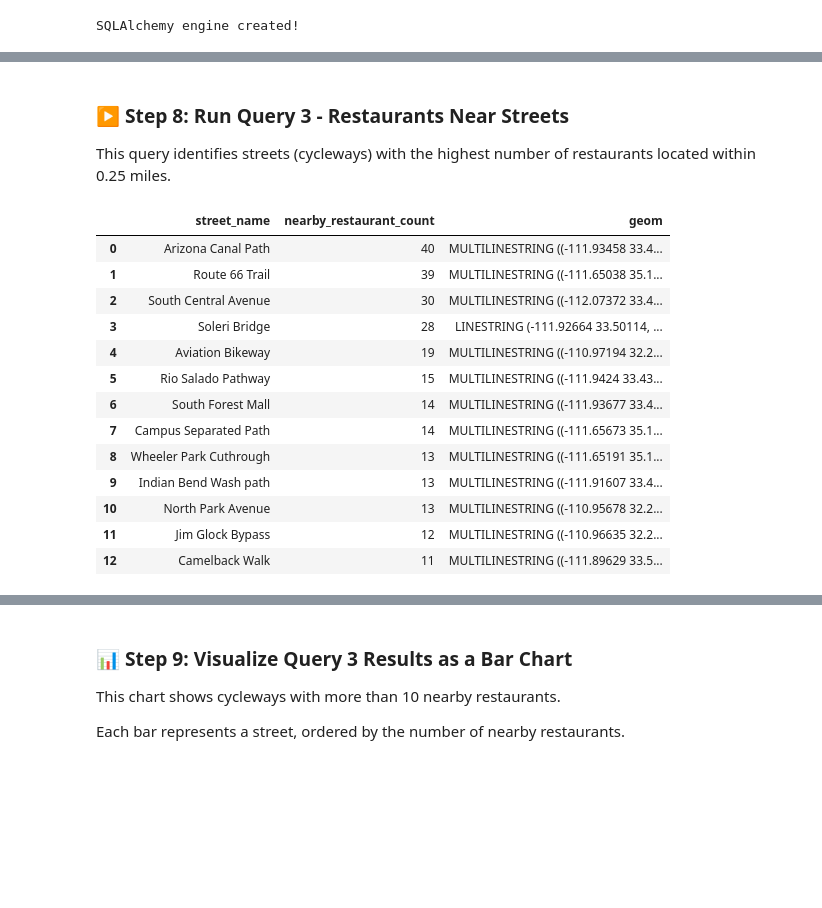
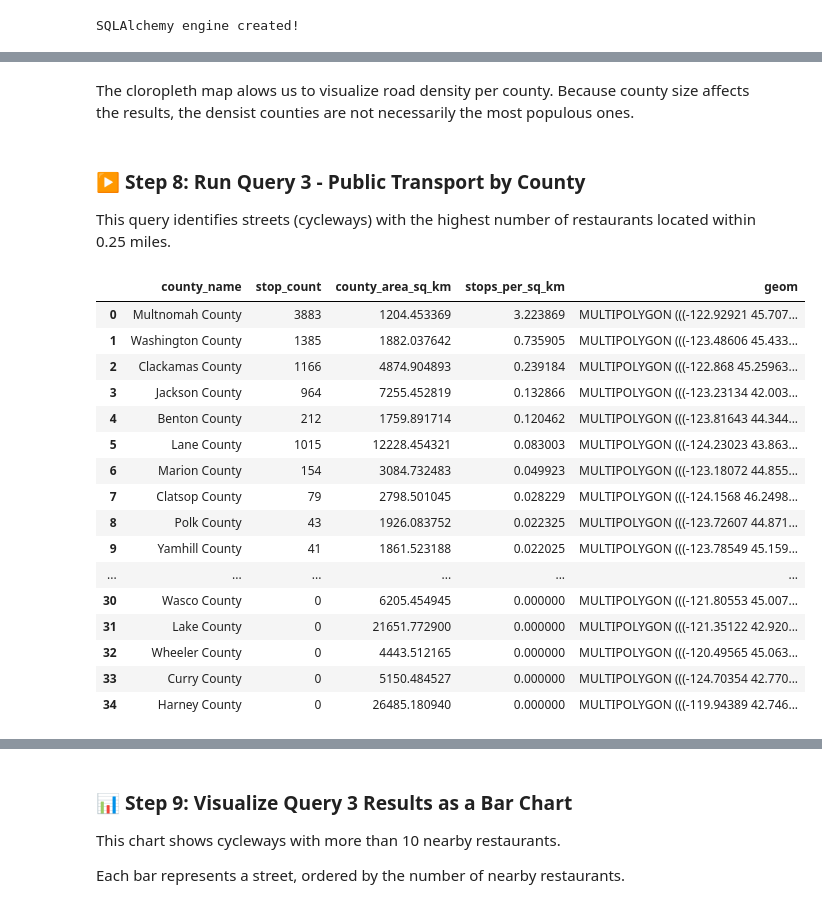
Before and after one commit to dessak/gist604b-osm-postgis-sp26, a Jupyter notebook: notebooks/osm_postgis_oregon.ipynb, the cells around one changed output, grey strips where cells are left out. Cells and saved outputs as stored; diff of their text form; code cells hidden in the pictures; blank space fills up the shorter version.

```diff
--- a/notebooks/osm_postgis_oregon.ipynb
+++ b/notebooks/osm_postgis_oregon.ipynb
@@ -149,7 +133,7 @@ This query extracts restaurant point locations for spatial distribution analysis
 
 The SQL query is stored in a separate `.sql` file. In this step, we read the query into Python, send it to the PostGIS database, and load the result as a GeoDataFrame.
 # %%
-query_1_file = Path("../sql/arizona/01_osm_restaurant_distribution.sql")
+query_1_file = Path("../sql/oregon/01_osm_transport_distribution.sql")
 
 # Read SQL query from file
 query_1_sql = query_1_file.read_text(encoding="utf-8")
@@ -215,5 +203,5 @@ This query calculates the total area of parks in each county in square kilometer
 # %%
-query_2_file = Path("../sql/arizona/02_osm_park_area_by_county.sql")
+query_2_file = Path("../sql/oregon/02_osm_road_length_by_county.sql")
 
 # Read SQL query from file
 query_2_sql = query_2_file.read_text(encoding="utf-8")
@@ -300,33 +291,38 @@ plt.show()
+# %% [markdown]
+The cloropleth map alows us to visualize road density per county. Because county size affects the results, the densist counties are not necessarily the most populous ones.
 # %% [markdown]
-### ▶️ Step 8: Run Query 3 - Restaurants Near Streets
+### ▶️ Step 8: Run Query 3 - Public Transport by County
 
 This query identifies streets (cycleways) with the highest number of restaurants located within 0.25 miles.
 # %%
-query_3_file = Path("../sql/arizona/03_osm_restaurants_near_streets.sql")
+query_3_file = Path("../sql/oregon/03_osm_public_transport_density_by_county.sql")
 
 # Read SQL query from file
 query_3_sql = query_3_file.read_text(encoding="utf-8")
 
 # Execute query and load result as a GeoDataFrame
 try:
     query_3_results = gpd.read_postgis(query_3_sql, engine, geom_col="geom")
     # Display results
     display(query_3_results)
 except Exception as e:
     print("❌ Query failed:")
     print(e)
 # %% [output]
-|  | street_name | nearby_restaurant_count | geom |
-| 0 | Arizona Canal Path | 40 | MULTILINESTRING ((-111.93458 33.4... |
-| 1 | Route 66 Trail | 39 | MULTILINESTRING ((-111.65038 35.1... |
-| 2 | South Central Avenue | 30 | MULTILINESTRING ((-112.07372 33.4... |
-| 3 | Soleri Bridge | 28 | LINESTRING (-111.92664 33.50114, ... |
-| 4 | Aviation Bikeway | 19 | MULTILINESTRING ((-110.97194 32.2... |
-| 5 | Rio Salado Pathway | 15 | MULTILINESTRING ((-111.9424 33.43... |
-| 6 | South Forest Mall | 14 | MULTILINESTRING ((-111.93677 33.4... |
-| 7 | Campus Separated Path | 14 | MULTILINESTRING ((-111.65673 35.1... |
-| 8 | Wheeler Park Cuthrough | 13 | MULTILINESTRING ((-111.65191 35.1... |
-| 9 | Indian Bend Wash path | 13 | MULTILINESTRING ((-111.91607 33.4... |
-| 10 | North Park Avenue | 13 | MULTILINESTRING ((-110.95678 32.2... |
-| 11 | Jim Glock Bypass | 12 | MULTILINESTRING ((-110.96635 32.2... |
-| 12 | Camelback Walk | 11 | MULTILINESTRING ((-111.89629 33.5... |
+|  | county_name | stop_count | county_area_sq_km | stops_per_sq_km | geom |
+| 0 | Multnomah County | 3883 | 1204.453369 | 3.223869 | MULTIPOLYGON (((-122.92921 45.707... |
+| 1 | Washington County | 1385 | 1882.037642 | 0.735905 | MULTIPOLYGON (((-123.48606 45.433... |
+| 2 | Clackamas County | 1166 | 4874.904893 | 0.239184 | MULTIPOLYGON (((-122.868 45.25963... |
+| 3 | Jackson County | 964 | 7255.452819 | 0.132866 | MULTIPOLYGON (((-123.23134 42.003... |
+| 4 | Benton County | 212 | 1759.891714 | 0.120462 | MULTIPOLYGON (((-123.81643 44.344... |
+| 5 | Lane County | 1015 | 12228.454321 | 0.083003 | MULTIPOLYGON (((-124.23023 43.863... |
+| 6 | Marion County | 154 | 3084.732483 | 0.049923 | MULTIPOLYGON (((-123.18072 44.855... |
+| 7 | Clatsop County | 79 | 2798.501045 | 0.028229 | MULTIPOLYGON (((-124.1568 46.2498... |
+| 8 | Polk County | 43 | 1926.083752 | 0.022325 | MULTIPOLYGON (((-123.72607 44.871... |
+| 9 | Yamhill County | 41 | 1861.523188 | 0.022025 | MULTIPOLYGON (((-123.78549 45.159... |
+| ... | ... | ... | ... | ... | ... |
+| 30 | Wasco County | 0 | 6205.454945 | 0.000000 | MULTIPOLYGON (((-121.80553 45.007... |
+| 31 | Lake County | 0 | 21651.772900 | 0.000000 | MULTIPOLYGON (((-121.35122 42.920... |
+| 32 | Wheeler County | 0 | 4443.512165 | 0.000000 | MULTIPOLYGON (((-120.49565 45.063... |
+| 33 | Curry County | 0 | 5150.484527 | 0.000000 | MULTIPOLYGON (((-124.70354 42.770... |
+| 34 | Harney County | 0 | 26485.180940 | 0.000000 | MULTIPOLYGON (((-119.94389 42.746... |
```
Also changed, not shown: parts of 25 cells of this notebook, 3 other files.
